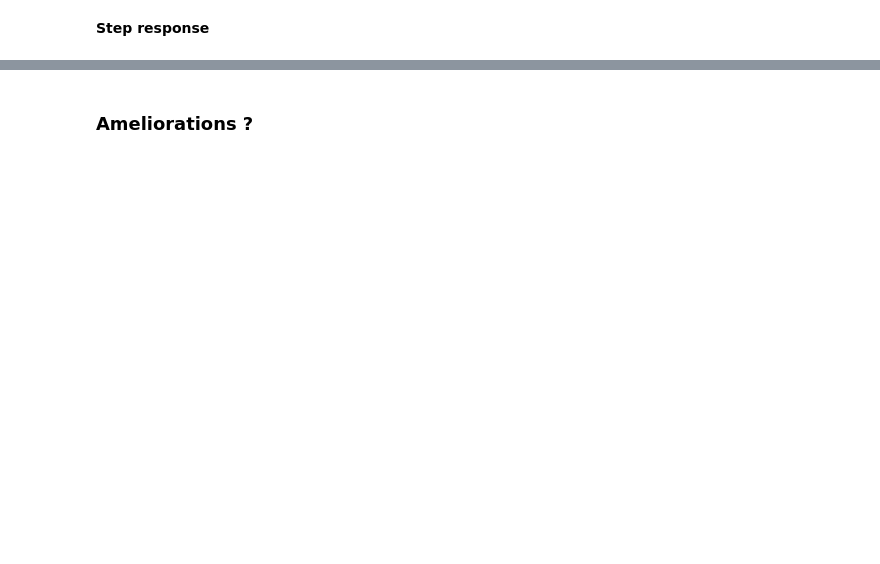
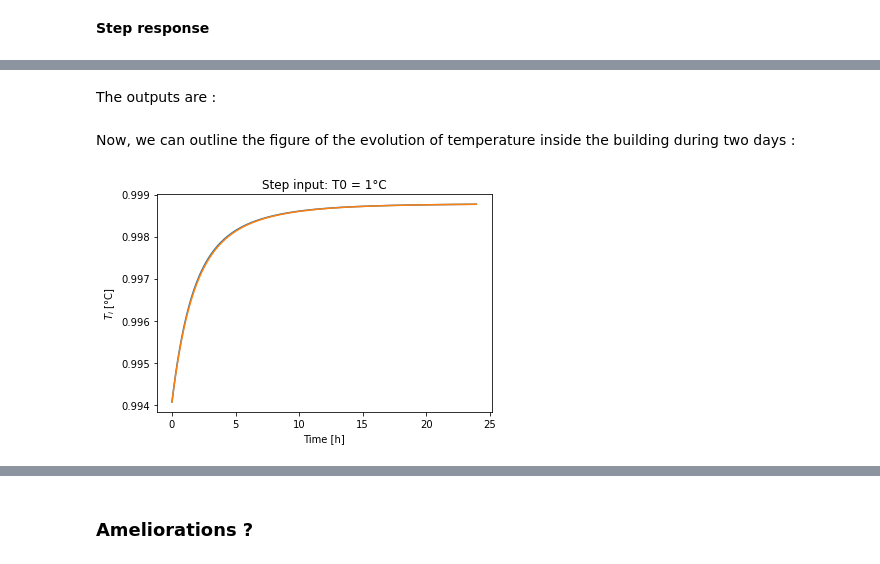
Before and after one commit to cccchloeeee/M9-projet, a Jupyter notebook: M9-RAPPORT.ipynb, the cells around one changed output, grey strips where cells are left out. Saved outputs shown, nothing was run; the diff lists cells and outputs as text; code cells hidden in the pictures; blank space fills up the shorter version.

```diff
--- a/M9-RAPPORT.ipynb
+++ b/M9-RAPPORT.ipynb
@@ -350,0 +691,6 @@ The conductance matrix is a diagonal matrix containing the different values of t
+# %%
+# Vectors of state and input (in time)
+n_tC = As.shape[0]              # no of state variables (temps with capacity)
+
+u = np.zeros([23, n])
+u[[0, 2, 4, 6, 8, 10]] = 1
@@ -350,0 +699,4 @@ The conductance matrix is a diagonal matrix containing the different values of t
+# %%
+# initial values for temperatures obtained by explicit and implicit Euler
+temp_exp = np.zeros([n_tC, t.shape[0]])
+temp_imp = np.zeros([n_tC, t.shape[0]])
@@ -350,0 +713,22 @@ The conductance matrix is a diagonal matrix containing the different values of t
+# %%
+I = np.eye(n_tC)
+for k in range(n - 1):
+    temp_exp[:, k + 1] = (I + dt * As) @\
+        temp_exp[:, k] + dt * Bs @ u[:, k]
+    temp_imp[:, k + 1] = np.linalg.inv(I - dt * As) @\
+        (temp_imp[:, k] + dt * Bs @ u[:, k])
+# %% [markdown]
+The outputs are :
+# %%
+y_exp = Cs @ temp_exp + Ds @  u
+y_imp = Cs @ temp_imp + Ds @  u
+# %% [markdown]
+Now, we can outline the figure of the evolution of temperature inside the building during two days :
+# %%
+plt.plot(t/(2*3600), y_exp[1].T, t / (2*3600), y_imp[1].T)
+plt.xlabel('Time [h]')
+plt.ylabel('$T_i$ [°C]')
+plt.title('Step input: T0 = 1°C')
+plt.show()
+# %% [output]
+[figure, added]
```
Also changed, not shown: parts of 66 cells of this notebook.
